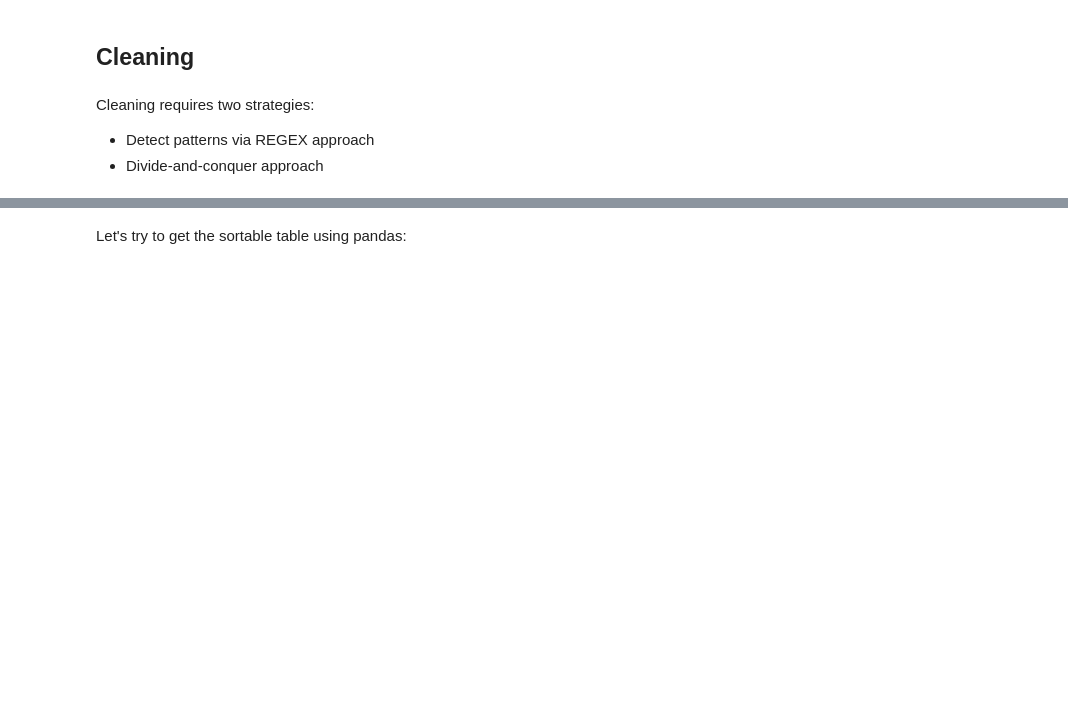
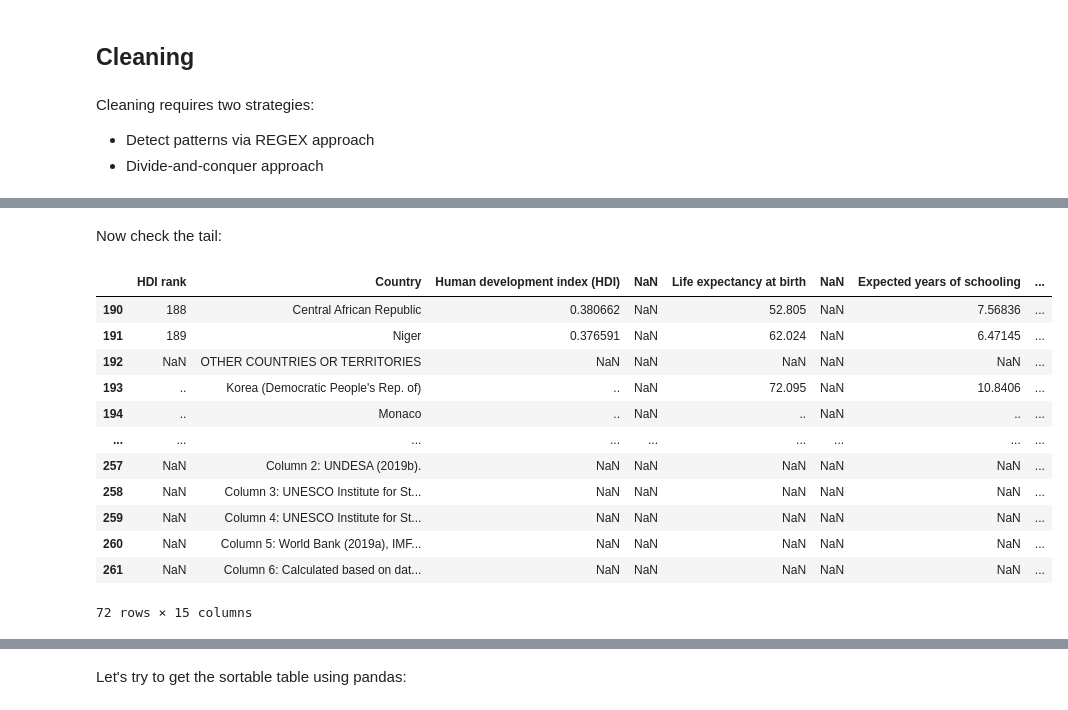
Before and after one commit to eScienceWinterSchool/PythonSession, a Jupyter notebook: index.ipynb, the cells around one changed output, grey strips where cells are left out. Drawn from its saved outputs; the diff is of its cells as text; code cells hidden in the pictures; blank space fills up the shorter version.

```diff
--- a/index.ipynb
+++ b/index.ipynb
@@ -412,0 +452,6 @@ Cleaning requires two strategies:
+# %%
+# saving headers:
+
+GoodHeaders=hdi.iloc[4,:2].tolist()+hdi.iloc[3,2:].tolist()
+#
+GoodHeaders
@@ -412,0 +508,18 @@ Cleaning requires two strategies:
+# %% [markdown]
+Now check the tail:
+# %%
+hdi.tail(72)
+# %% [output]
+|  | HDI rank | Country | Human development index (HDI) | NaN | Life expectancy at birth | NaN | Expected years of schooling | ... |
+| 190 | 188 | Central African Republic | 0.380662 | NaN | 52.805 | NaN | 7.56836 | ... |
+| 191 | 189 | Niger | 0.376591 | NaN | 62.024 | NaN | 6.47145 | ... |
+| 192 | NaN | OTHER COUNTRIES OR TERRITORIES | NaN | NaN | NaN | NaN | NaN | ... |
+| 193 | .. | Korea (Democratic People's Rep. of) | .. | NaN | 72.095 | NaN | 10.8406 | ... |
+| 194 | .. | Monaco | .. | NaN | .. | NaN | .. | ... |
+| ... | ... | ... | ... | ... | ... | ... | ... | ... |
+| 257 | NaN | Column 2: UNDESA (2019b). | NaN | NaN | NaN | NaN | NaN | ... |
+| 258 | NaN | Column 3: UNESCO Institute for St... | NaN | NaN | NaN | NaN | NaN | ... |
+| 259 | NaN | Column 4: UNESCO Institute for St... | NaN | NaN | NaN | NaN | NaN | ... |
+| 260 | NaN | Column 5: World Bank (2019a), IMF... | NaN | NaN | NaN | NaN | NaN | ... |
+| 261 | NaN | Column 6: Calculated based on dat... | NaN | NaN | NaN | NaN | NaN | ... |
+72 rows × 15 columns
```
Also changed, not shown: parts of 18 cells of this notebook.
